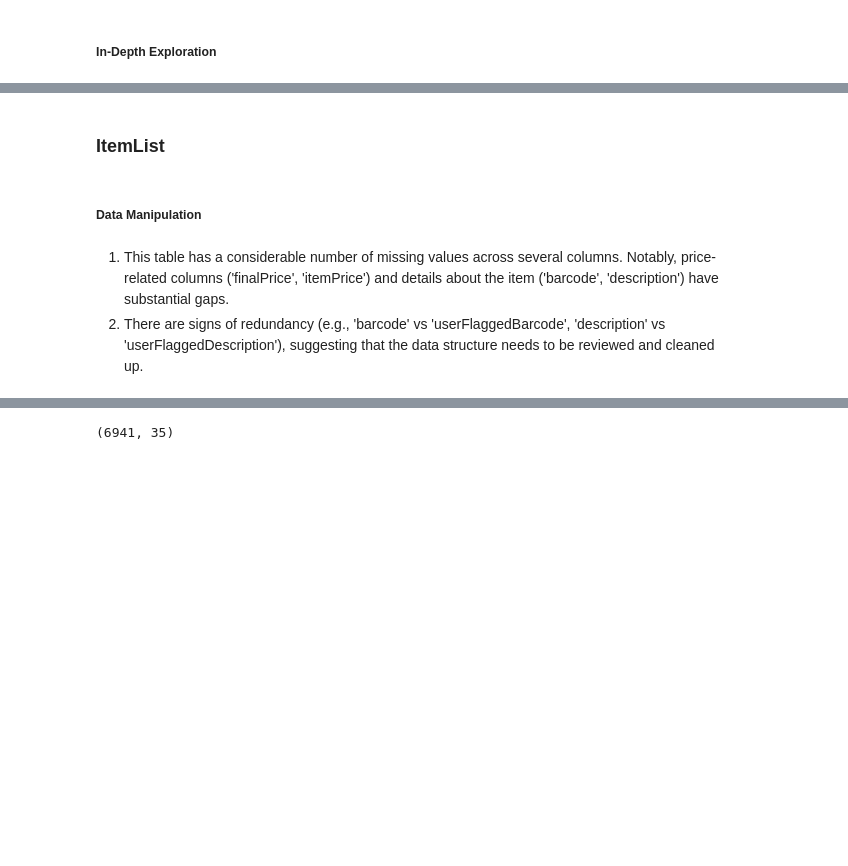
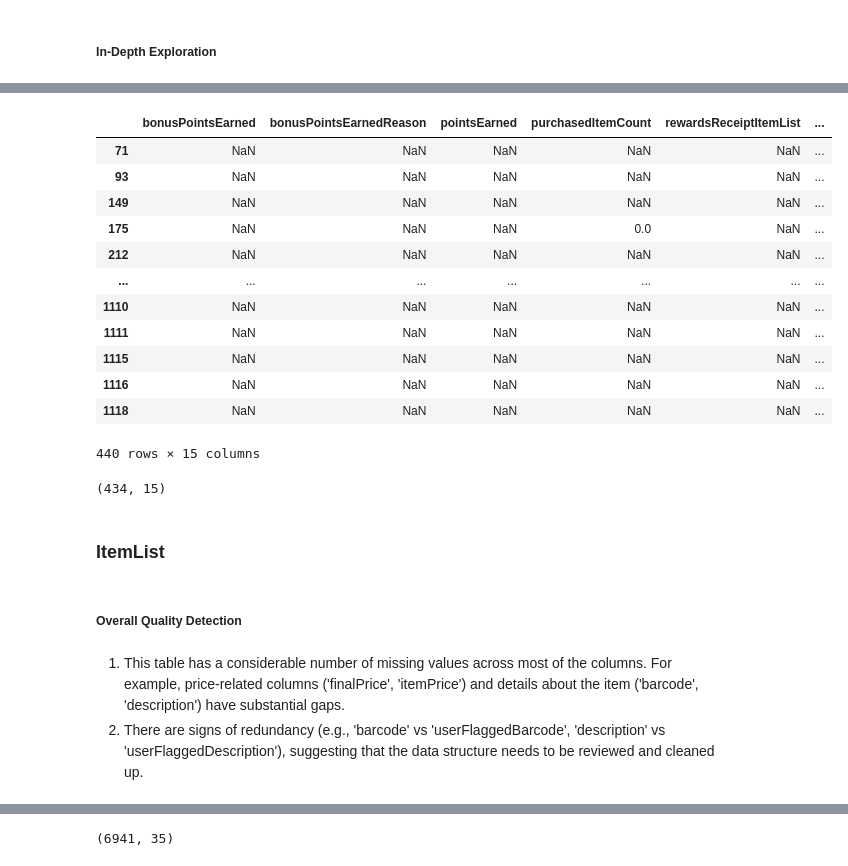
Before and after one commit to rochjia/Fetch-Rewards, a Jupyter notebook: Script_Q3.ipynb, the cells around one changed output, grey strips where cells are left out. Cells and saved outputs as stored; diff of their text form; code cells hidden in the pictures; blank space fills up the shorter version.

Commit message:
Code Update with In-Depth Detection

```diff
--- a/Script_Q3.ipynb
+++ b/Script_Q3.ipynb
@@ -147,9 +189,29 @@ receipts[receipts['bonusPointsEarned'].isna() & receipts['bonusPointsEarnedReaso
+# %%
+receipts[receipts['rewardsReceiptItemList'].isna()]
+# %% [output]
+|  | bonusPointsEarned | bonusPointsEarnedReason | pointsEarned | purchasedItemCount | rewardsReceiptItemList | ... |
+| 71 | NaN | NaN | NaN | NaN | NaN | ... |
+| 93 | NaN | NaN | NaN | NaN | NaN | ... |
+| 149 | NaN | NaN | NaN | NaN | NaN | ... |
+| 175 | NaN | NaN | NaN | 0.0 | NaN | ... |
+| 212 | NaN | NaN | NaN | NaN | NaN | ... |
+| ... | ... | ... | ... | ... | ... | ... |
+| 1110 | NaN | NaN | NaN | NaN | NaN | ... |
+| 1111 | NaN | NaN | NaN | NaN | NaN | ... |
+| 1115 | NaN | NaN | NaN | NaN | NaN | ... |
+| 1116 | NaN | NaN | NaN | NaN | NaN | ... |
+| 1118 | NaN | NaN | NaN | NaN | NaN | ... |
+440 rows × 15 columns
+# %%
+receipts[receipts['rewardsReceiptItemList'].isna() & receipts['purchasedItemCount'].isna() & receipts['totalSpent'].isna() & receipts['finishedDate'].isna() & receipts['purchaseDate'].isna() & receipts['pointsAwardedDate'].isna()].shape
+# %% [output]
+(434, 15)
 # %% [markdown]
 ### ItemList
-# %% [markdown]
-##### Data Manipulation
+# %% [markdown]
+##### Overall Quality Detection
 # %% [markdown]
-1. This table has a considerable number of missing values across several columns. Notably, price-related columns ('finalPrice', 'itemPrice') and details about the item ('barcode', 'description') have substantial gaps.
+1. This table has a considerable number of missing values across most of the columns. For example, price-related columns ('finalPrice', 'itemPrice') and details about the item ('barcode', 'description') have substantial gaps.
 2. There are signs of redundancy (e.g., 'barcode' vs 'userFlaggedBarcode', 'description' vs 'userFlaggedDescription'), suggesting that the data structure needs to be reviewed and cleaned up.
 # %%
 # Data Overview
```
Also changed, not shown: parts of 18 cells of this notebook.
